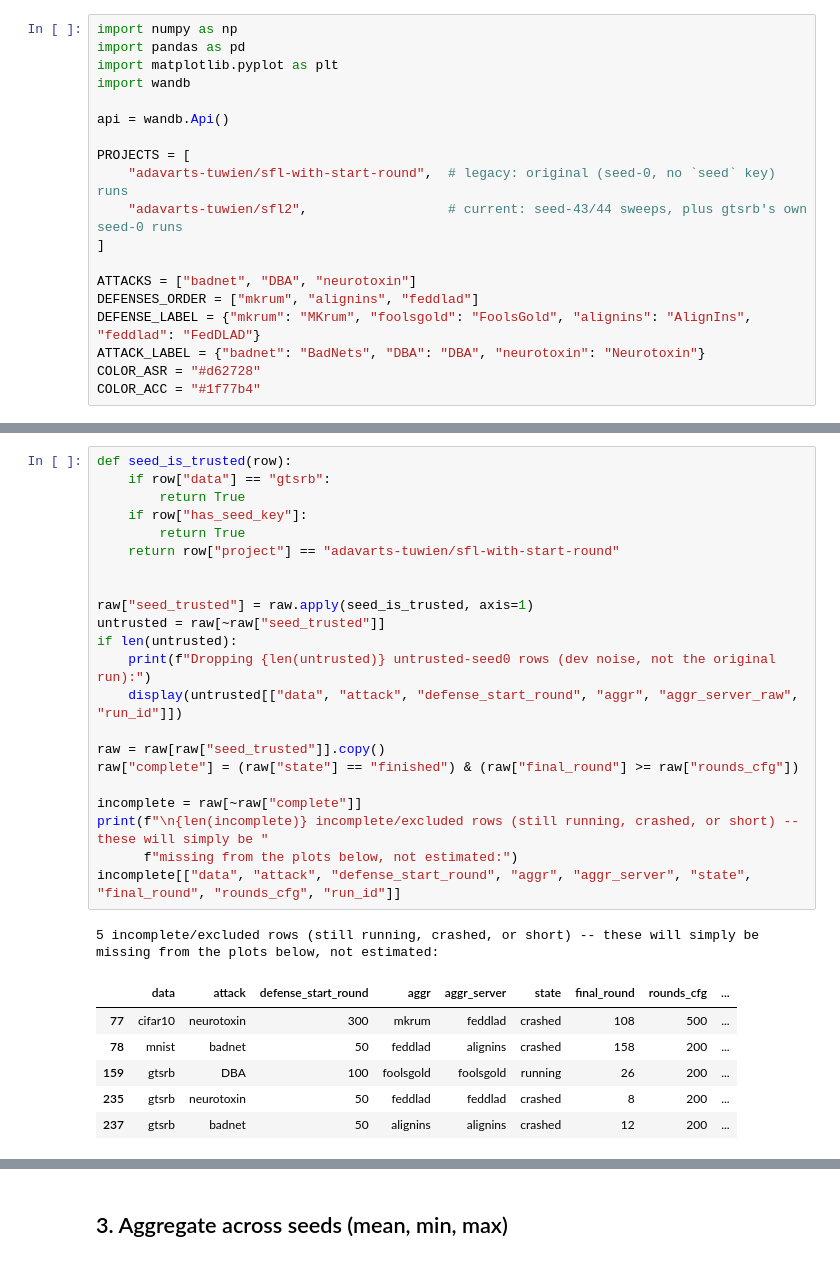
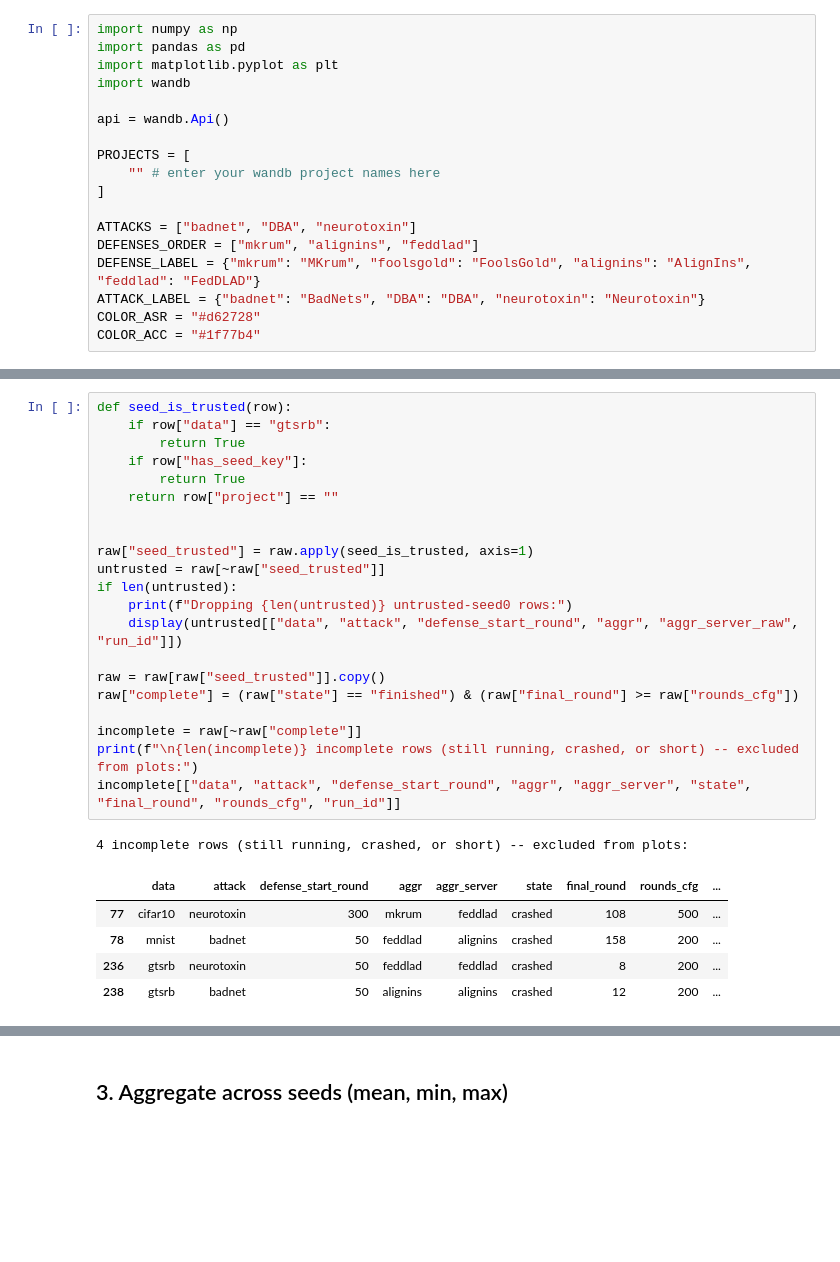
Before and after one commit to sbaresearch/PSFLBD, a Jupyter notebook: src/src_more/results/plotting_seed_avg.ipynb, the cells around one changed output, grey strips where cells are left out. Cells and saved outputs as stored; diff of their text form; blank space fills up the shorter version.

```diff
--- a/src/src_more/results/plotting_seed_avg.ipynb
+++ b/src/src_more/results/plotting_seed_avg.ipynb
@@ -38,8 +21,7 @@ import wandb
 api = wandb.Api()
 
 PROJECTS = [
-    "adavarts-tuwien/sfl-with-start-round",  # legacy: original (seed-0, no `seed` key) runs
-    "adavarts-tuwien/sfl2",                  # current: seed-43/44 sweeps, plus gtsrb's own seed-0 runs
+    "" # enter your wandb project names here
 ]
 
 ATTACKS = ["badnet", "DBA", "neurotoxin"]
@@ -132,30 +110,28 @@ Name: data, dtype: int64
 # %%
 def seed_is_trusted(row):
     if row["data"] == "gtsrb":
         return True
     if row["has_seed_key"]:
         return True
-    return row["project"] == "adavarts-tuwien/sfl-with-start-round"
+    return row["project"] == ""
 
 
 raw["seed_trusted"] = raw.apply(seed_is_trusted, axis=1)
 untrusted = raw[~raw["seed_trusted"]]
 if len(untrusted):
-    print(f"Dropping {len(untrusted)} untrusted-seed0 rows (dev noise, not the original run):")
+    print(f"Dropping {len(untrusted)} untrusted-seed0 rows:")
     display(untrusted[["data", "attack", "defense_start_round", "aggr", "aggr_server_raw", "run_id"]])
 
 raw = raw[raw["seed_trusted"]].copy()
 raw["complete"] = (raw["state"] == "finished") & (raw["final_round"] >= raw["rounds_cfg"])
 
 incomplete = raw[~raw["complete"]]
-print(f"\n{len(incomplete)} incomplete/excluded rows (still running, crashed, or short) -- these will simply be "
-      f"missing from the plots below, not estimated:")
+print(f"\n{len(incomplete)} incomplete rows (still running, crashed, or short) -- excluded from plots:")
 incomplete[["data", "attack", "defense_start_round", "aggr", "aggr_server", "state", "final_round", "rounds_cfg", "run_id"]]
 # %% [output]
-5 incomplete/excluded rows (still running, crashed, or short) -- these will simply be missing from the plots below, not estimated:
+4 incomplete rows (still running, crashed, or short) -- excluded from plots:
 |  | data | attack | defense_start_round | aggr | aggr_server | state | final_round | rounds_cfg | ... |
 | 77 | cifar10 | neurotoxin | 300 | mkrum | feddlad | crashed | 108 | 500 | ... |
 | 78 | mnist | badnet | 50 | feddlad | alignins | crashed | 158 | 200 | ... |
-| 159 | gtsrb | DBA | 100 | foolsgold | foolsgold | running | 26 | 200 | ... |
-| 235 | gtsrb | neurotoxin | 50 | feddlad | feddlad | crashed | 8 | 200 | ... |
-| 237 | gtsrb | badnet | 50 | alignins | alignins | crashed | 12 | 200 | ... |
+| 236 | gtsrb | neurotoxin | 50 | feddlad | feddlad | crashed | 8 | 200 | ... |
+| 238 | gtsrb | badnet | 50 | alignins | alignins | crashed | 12 | 200 | ... |
```
Also changed, not shown: parts of 13 cells of this notebook, 35 other files.
